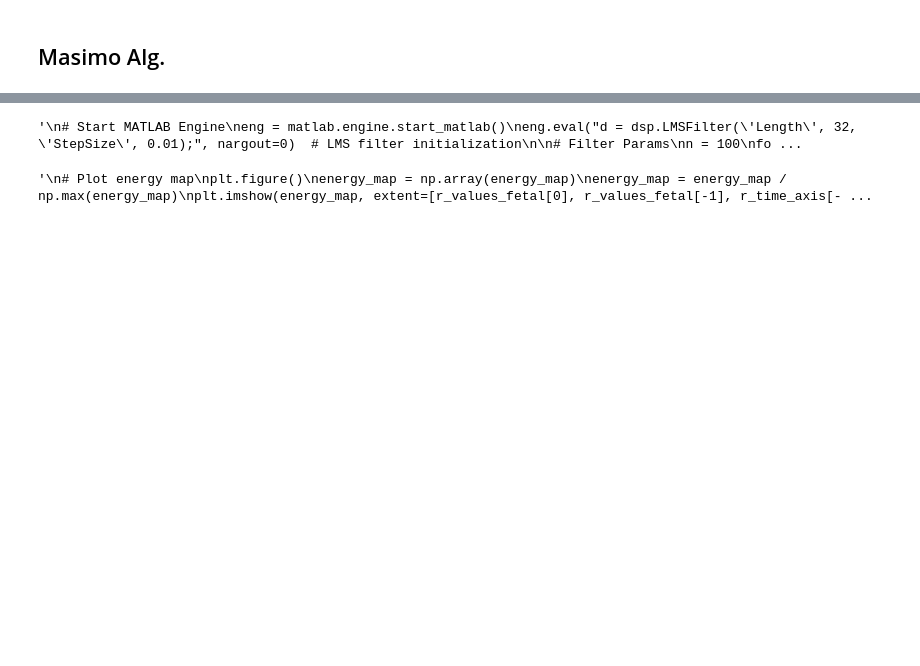
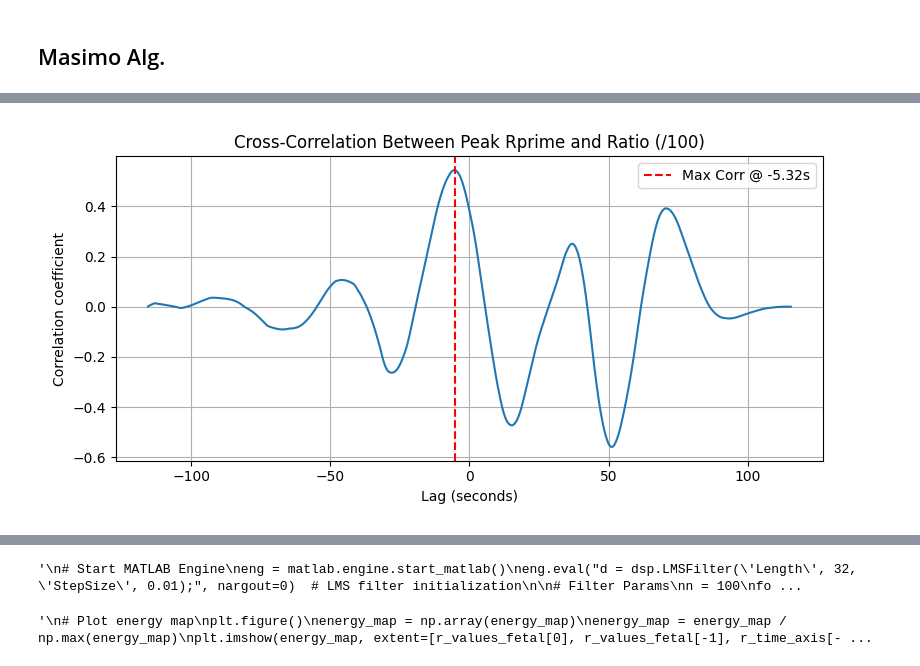
Before and after one commit to Audacity1213/tfo_masimo, a Jupyter notebook: notebooks/normalized_ac_with_masimo.ipynb, the cells around one changed output, grey strips where cells are left out. Drawn from its saved outputs; the diff is of its cells as text; code cells hidden in the pictures; blank space fills up the shorter version.

```diff
--- a/notebooks/normalized_ac_with_masimo.ipynb
+++ b/notebooks/normalized_ac_with_masimo.ipynb
@@ -330,0 +313,82 @@ plt.show()
+# %%
+import numpy as np
+import matplotlib.pyplot as plt
+from scipy.interpolate import interp1d
+from scipy.stats import pearsonr
+from scipy.signal import correlate
+
+# --- Interpolate both signals to a common time base ---
+common_time = np.linspace(max(min(r_time_axis), min(ppg_timeline)),
+                          min(max(r_time_axis), max(ppg_timeline)),
+                          num=500)
+
+# Interpolate both arrays
+interp_peak_r = interp1d(r_time_axis, peak_r, kind='linear', fill_value='extrapolate')
+interp_ratio = interp1d(ppg_timeline, ppg[:, 3] / 100, kind='linear', fill_value='extrapolate')
+
+peak_r_interp_values = interp_peak_r(common_time)
+ratio_interp_values = interp_ratio(common_time)
+
+# --- Compute Pearson correlation ---
+correlation, _ = pearsonr(peak_r_interp_values, ratio_interp_values)
+print(f"Pearson correlation between Peak R and Ratio (/100): {correlation:.3f}")
+
+# --- Cross-correlation computation ---
+x = peak_r_interp_values - np.mean(peak_r_interp_values)
+y = ratio_interp_values - np.mean(ratio_interp_values)
+
+lags = np.arange(-len(x) + 1, len(x))
+cross_corr = correlate(y, x, mode='full') / (np.std(x) * np.std(y) * len(x))
+
+# Find the lag with maximum correlation
+max_corr_idx = np.argmax(cross_corr)
+max_corr = cross_corr[max_corr_idx]
+best_lag = lags[max_corr_idx]
+
+# Convert lag from samples to seconds (optional)
+sample_interval = common_time[1] - common_time[0]
+best_lag_seconds = best_lag * sample_interval
+
+print(f"Max cross-correlation: {max_corr:.3f} at lag {best_lag} samples (~{best_lag_seconds:.3f} seconds)")
+
+# --- Plot Cross-Correlation ---
+plt.figure(figsize=(8, 4))
+plt.plot(lags * sample_interval, cross_corr)
+plt.title('Cross-Correlation Between Peak Rprime and Ratio (/100)')
+plt.xlabel('Lag (seconds)')
+plt.ylabel('Correlation coefficient')
+plt.axvline(best_lag_seconds, color='red', linestyle='--', label=f'Max Corr @ {best_lag_seconds:.2f}s')
+plt.grid(True)
+plt.legend()
+plt.tight_layout()
+plt.show()
+
+# --- Plotting ---
+fig, ax1 = plt.subplots(figsize=(10, 5))
+
+# Plot Peak R
+color1 = 'dodgerblue'
+ax1.plot(r_time_axis, peak_r, 'x-', color=color1, label='Peak R')
+ax1.set_xlabel('Time (s)')
+ax1.set_ylabel('Peak R', color=color1)
+ax1.tick_params(axis='y', labelcolor=color1)
+
+# Plot Ratio (/100)
+ax2 = ax1.twinx()
+color2 = 'crimson'
+ax2.plot(ppg_timeline, ppg[:, 3] / 100, '-', color=color2, label='Ratio / 100')
+ax2.set_ylabel('Calculated Ratio (/100)', color=color2)
+ax2.tick_params(axis='y', labelcolor=color2)
+
+# Title and grid
+plt.title("Peak R and Calculated Ratio (/100) vs Time")
+ax1.grid(True)
+
+# Combined legend
+lines1, labels1 = ax1.get_legend_handles_labels()
+lines2, labels2 = ax2.get_legend_handles_labels()
+ax1.legend(lines1 + lines2, labels1 + labels2, loc='upper right')
+
+plt.tight_layout()
+plt.show()
+# %% [output]
@@ -330,0 +397 @@ plt.show()
+[figure, added]
```
Also changed, not shown: parts of 9 cells of this notebook.
